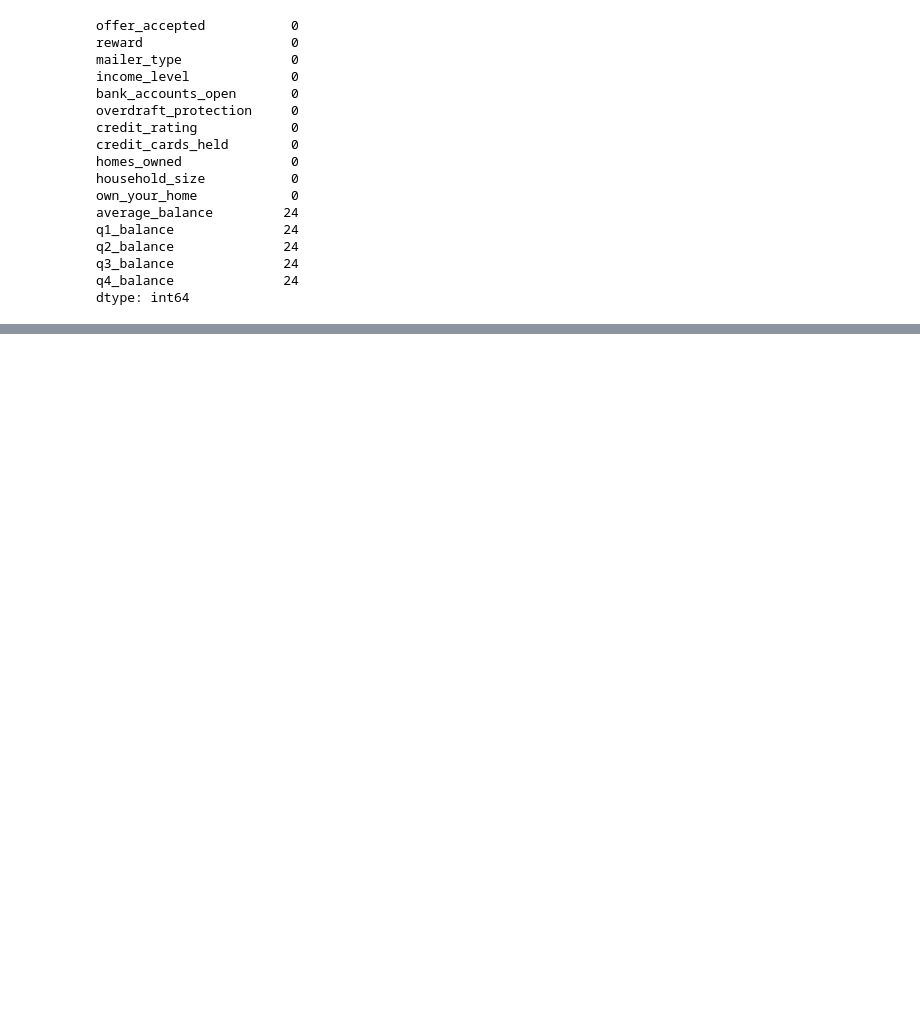
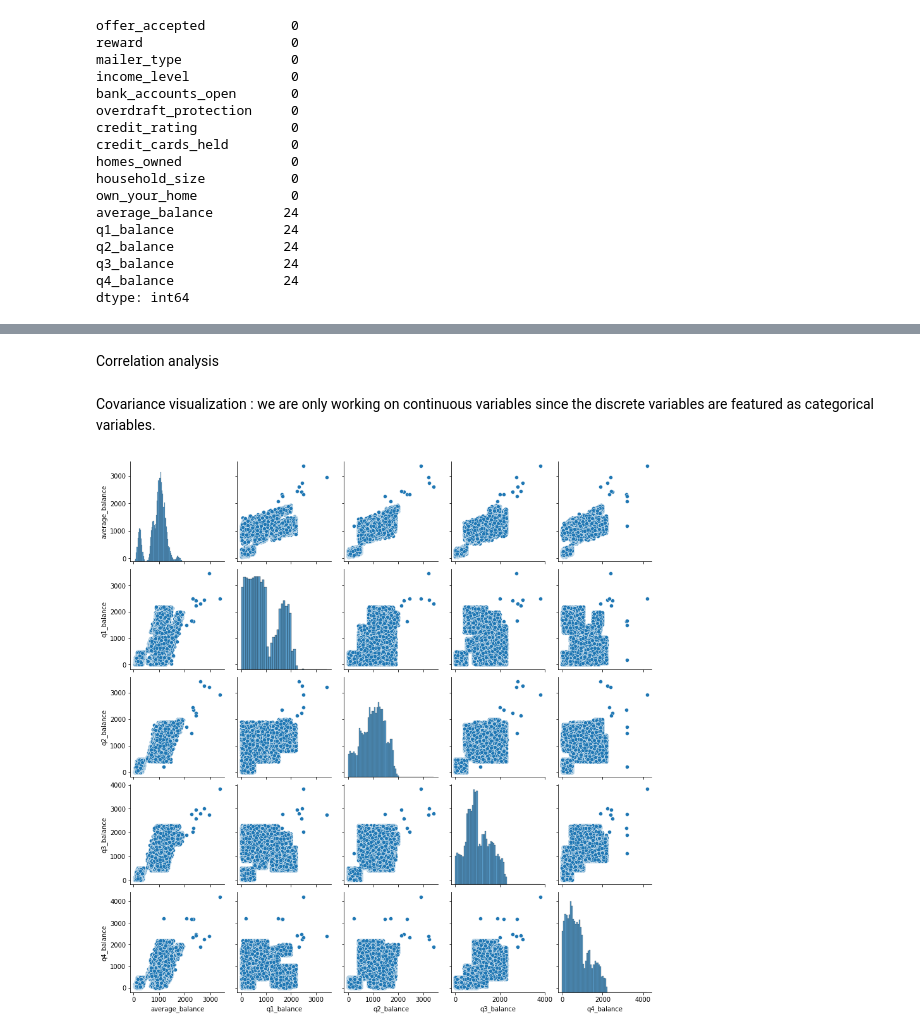
Before and after one commit to diebland/Project-Mid-Term, a Jupyter notebook: Classification_Project.ipynb, the cells around one changed output, grey strips where cells are left out. Drawn from its saved outputs; the diff is of its cells as text; code cells hidden in the pictures; blank space fills up the shorter version.

```diff
--- a/Classification_Project.ipynb
+++ b/Classification_Project.ipynb
@@ -116,0 +244,14 @@ dtype: int64
+# %% [markdown]
+Correlation analysis
+# %% [markdown]
+Covariance visualization :
+we are only working on continuous variables since the discrete variables are featured as categorical variables.
+# %%
+continuous = df.select_dtypes('float64')
+sns.pairplot(continuous)
+
+# save the figure
+# plt.savefig('covariance_account_balance.png', dpi=100, bbox_inches='tight')
+plt.show()
+# %% [output]
+[figure, added]
```
Also changed, not shown: parts of 114 cells of this notebook, 2 other files.
